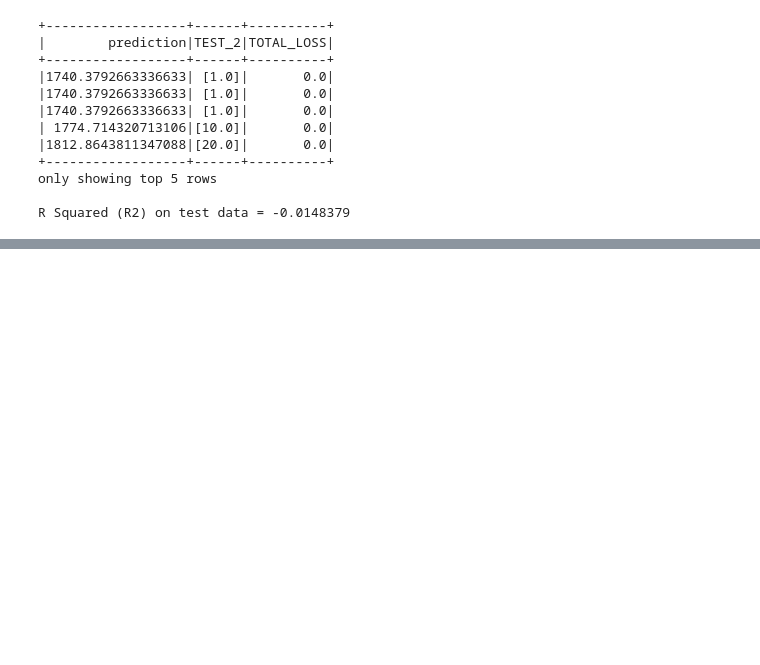
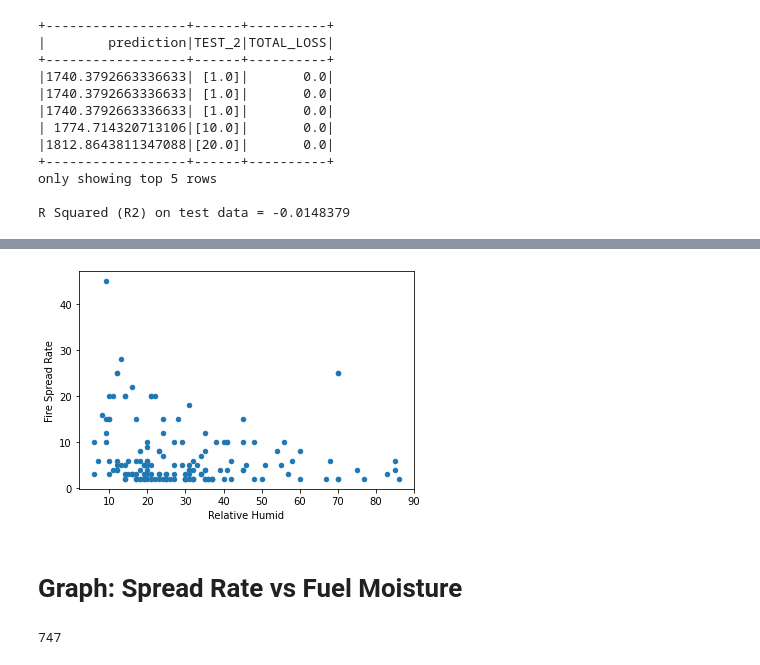
Before and after one commit to abhiman23897/fire-hazard-analytics, a Jupyter notebook: analysis.ipynb, the cells around one changed output, grey strips where cells are left out. Drawn from its saved outputs; the diff is of its cells as text; code cells hidden in the pictures; blank space fills up the shorter version.

Commit message:
added more queries and graphs

```diff
--- a/analysis.ipynb
+++ b/analysis.ipynb
@@ -359,0 +482,3 @@ R Squared (R2) on test data = -0.0148379
+# %%
+wildlands_df_na = wildlands_df.na.drop(subset=("REL_HUMID","SPREAD_RAT"))
+wildlands_df_na.count()
@@ -359,0 +527,19 @@ R Squared (R2) on test data = -0.0148379
+# %%
+from pyspark.sql.types import IntegerType
+
+wildlands_df_plot = wildlands_df_na.select("REL_HUMID", "SPREAD_RAT")
+
+wildlands_df_plot = wildlands_df_plot.filter(wildlands_df_plot.SPREAD_RAT < 50).filter(wildlands_df_plot.SPREAD_RAT > 1)
+p_wildlands_df_na = wildlands_df_plot.toPandas()
+p_wildlands_df_na = p_wildlands_df_na.astype(float)
+ptest = p_wildlands_df_na.sort_values(by="REL_HUMID").plot.scatter(x="REL_HUMID", y="SPREAD_RAT", xlabel="Relative Humid", ylabel = "Fire Spread Rate", legend = False)
+figtest = ptest.get_figure()
+# %% [output]
+[figure, added]
+# %% [markdown]
+# Graph: Spread Rate vs Fuel Moisture
+# %%
+wildlands_df_na = wildlands_df.na.drop(subset=("FUEL_MOIST","SPREAD_RAT"))
+wildlands_df_na.count()
+# %% [output]
+747
```
Also changed, not shown: parts of 31 cells of this notebook, 2 other files.
